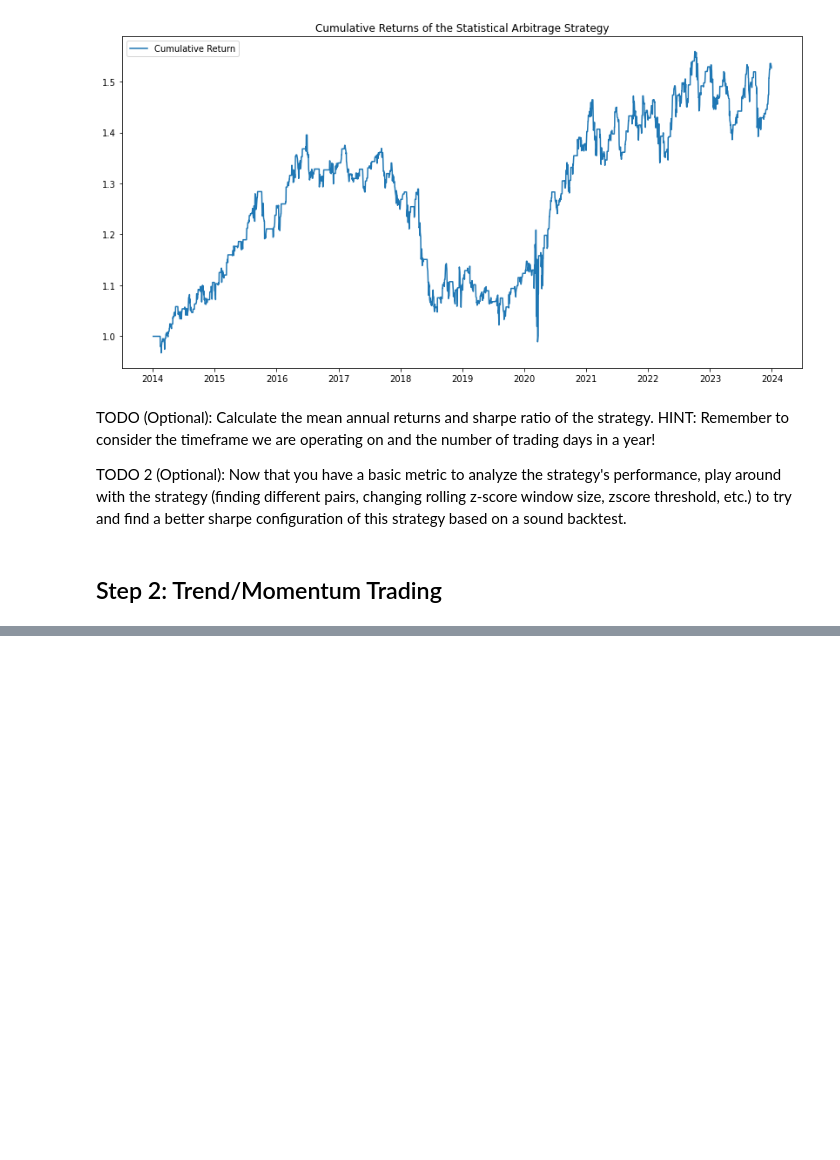
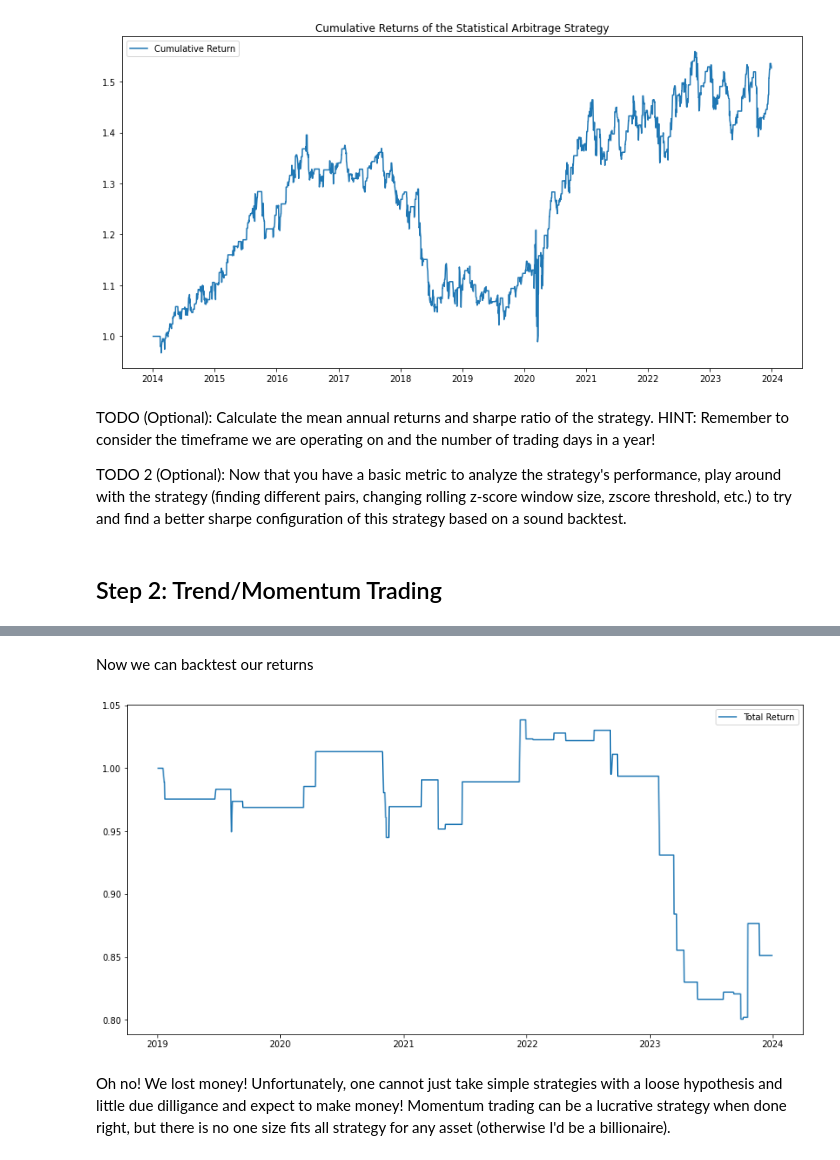
Before and after one commit to georgelord0/DGQT-Algo-Trading-Cohort, a Jupyter notebook: Week 3/DGQT_Algo_Trading_Cohort_Wk_3.ipynb, the cells around one changed output, grey strips where cells are left out. Drawn from its saved outputs; the diff is of its cells as text; code cells hidden in the pictures; blank space fills up the shorter version.

Commit message:
momentum

```diff
--- a/Week 3/DGQT_Algo_Trading_Cohort_Wk_3.ipynb
+++ b/Week 3/DGQT_Algo_Trading_Cohort_Wk_3.ipynb
@@ -90,0 +132,17 @@ TODO 2 (Optional): Now that you have a basic metric to analyze the strategy's pe
+# %% [markdown]
+Now we can backtest our returns
+# %%
+tsla_price['return'] = tsla_price['TSLA'].pct_change()
+tsla_price['position returns'] = tsla_price['return'] * tsla_price['position'].shift()
+
+# Plot cumulative returns of the strategy
+tsla_price['Total Return'] = (1 + tsla_price['position returns']).cumprod()
+
+plt.figure(figsize=(14, 7))
+plt.plot(tsla_price['Total Return'], label='Total Return')
+plt.legend()
+plt.show()
+# %% [output]
+[figure, added]
+# %% [markdown]
+Oh no! We lost money! Unfortunately, one cannot just take simple strategies with a loose hypothesis and little due dilligance and expect to make money! Momentum trading can be a lucrative strategy when done right, but there is no one size fits all strategy for any asset (otherwise I'd be a billionaire).
```
Also changed, not shown: parts of 4 cells of this notebook.
